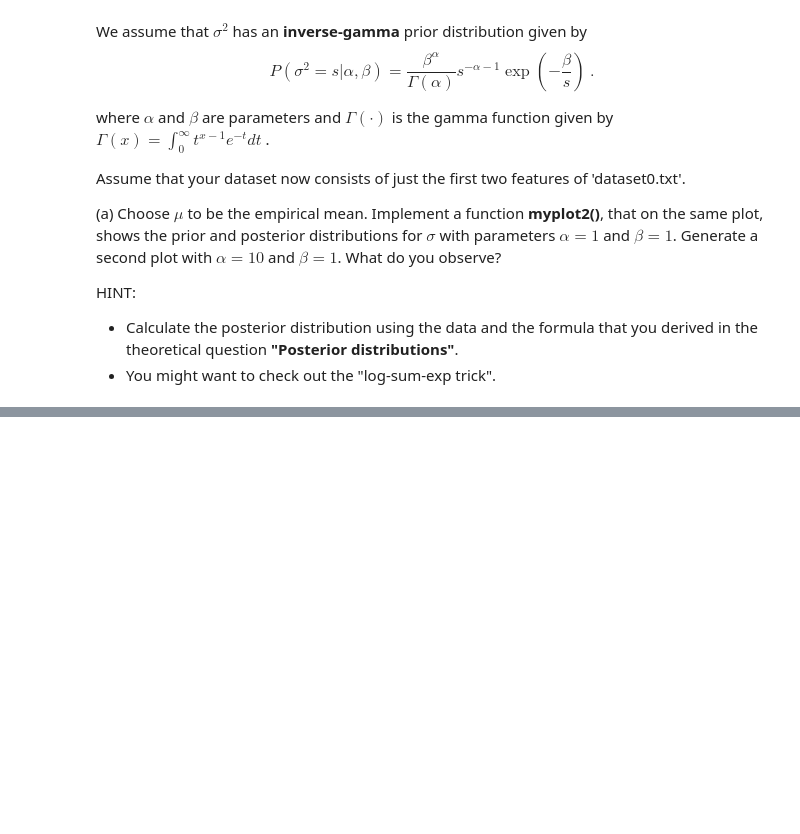
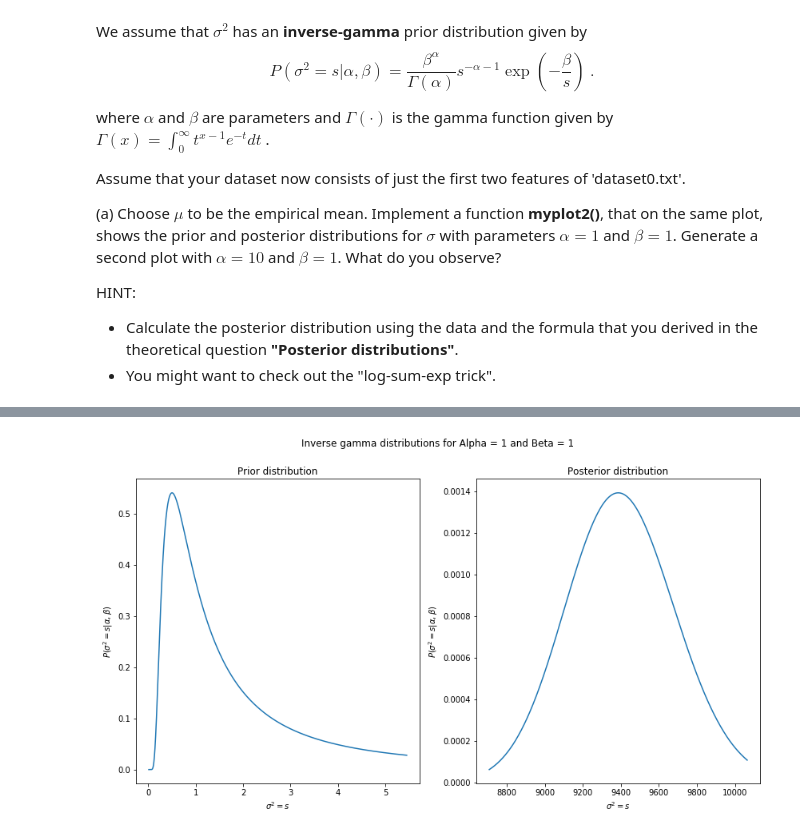
Before and after one commit to huoskar/TDA231, a Jupyter notebook: hw1.ipynb, the cells around one changed output, grey strips where cells are left out. Drawn from its saved outputs; the diff is of its cells as text; code cells hidden in the pictures; blank space fills up the shorter version.

```diff
--- a/hw1.ipynb
+++ b/hw1.ipynb
@@ -206,0 +182,83 @@ myplot2()
+# %%
+import numpy as np
+import matplotlib.pyplot as plt
+import scipy.special as spec
+import math
+
+data = np.loadtxt("dataset0.txt")
+data = data[:,0:2]
+n,p = data.shape
+
+def log_gamma_dist(s, ap, bp):
+    #print(ap* np.log(bp))
+    #print(math.lgamma(ap))  # Used lgamma function to avoid overflow
+    #print((ap+1)*np.log(s))
+    #print(bp/s)
+    return((ap* np.log(bp))-(math.lgamma(ap))-((ap+1)*np.log(s))-(bp/s))
+
+
+def plot_helper(alpha, beta, ap, bp):
+
+    plt.figure(figsize=(14,7))
+    plt.suptitle("Inverse gamma distributions for Alpha = %i and Beta = %i" % (alpha, beta))
+
+    #### Prior ####
+    pre_max = beta/float(alpha+1) # Find max s for the current alpha/beta values
+    pre_sig = np.sqrt(pre_max)    # Take the sqrt to have an appropriate step size
+
+    # Added max on the lower limit as it was complaining for the value 0
+    # Takes 7 steps in either direction from the max to "show" the whole distribution
+    pre_sig2 = np.linspace(max(0.01, pre_max - 7* pre_sig), pre_max + 7* pre_sig, 10000)
+    pre_dist = np.exp(log_gamma_dist(pre_sig2,alpha,beta)) # Take the exp to create the "regular" distribution
+
+    #### Posterior ####
+    post_max = bp/float(ap +1)
+    post_sig= np.sqrt(post_max)
+    post_sig2 = np.linspace(post_max - 7*post_sig ,post_max + 7*post_sig , 10000)
+    post_dist = np.exp(log_gamma_dist(post_sig2,ap,bp))
+
+    #### Plot the distributions
+    plt.subplot(121)
+    plt.title("Prior distribution")
+    plt.ylabel(r'$P(\sigma^{2} = s | \alpha, \beta) $')
+    plt.xlabel(r'$\sigma^{2} = s$')
+    plt.plot(pre_sig2, pre_dist)
+
+    plt.subplot(122)
+    plt.title("Posterior distribution")
+    plt.ylabel(r'$P(\sigma^{2} = s | \alpha, \beta) $')
+    plt.xlabel(r'$\sigma^{2} = s$')
+    plt.plot(post_sig2, post_dist)
+
+
+def myplot2():
+    mu = np.sum(data,0)/ float(n)
+    norm_data = data-mu
+
+    # Calculate the sum to be able to calculate beta posterior (bp)
+    sum = 0
+    for datapoint in norm_data:
+        temp1 = datapoint.T
+        sum += temp1.dot(datapoint)
+
+    # Prior :Alpha = 1, Beta = 1
+    alpha1 = 1
+    beta1 = 1
+    bp1 = beta1 + sum/2 # Formulas taken from theoretical task 2
+    ap1 =  alpha1 + n
+    plot_helper(alpha1,beta1,ap1,bp1) # Plots the distributions based on the alpha/beta values
+
+    # Prior: Alpha = 10, Beta = 1
+    alpha2 = 10
+    beta2 = 1
+    bp2 = beta2 + sum/2
+    ap2 =  alpha2 + n
+    plot_helper(alpha2,beta2,ap2,bp2)
+
+
+    plt.show()
+
+
+myplot2()
+# %% [output]
+[figure, added]
```
Also changed, not shown: parts of 5 cells of this notebook.
